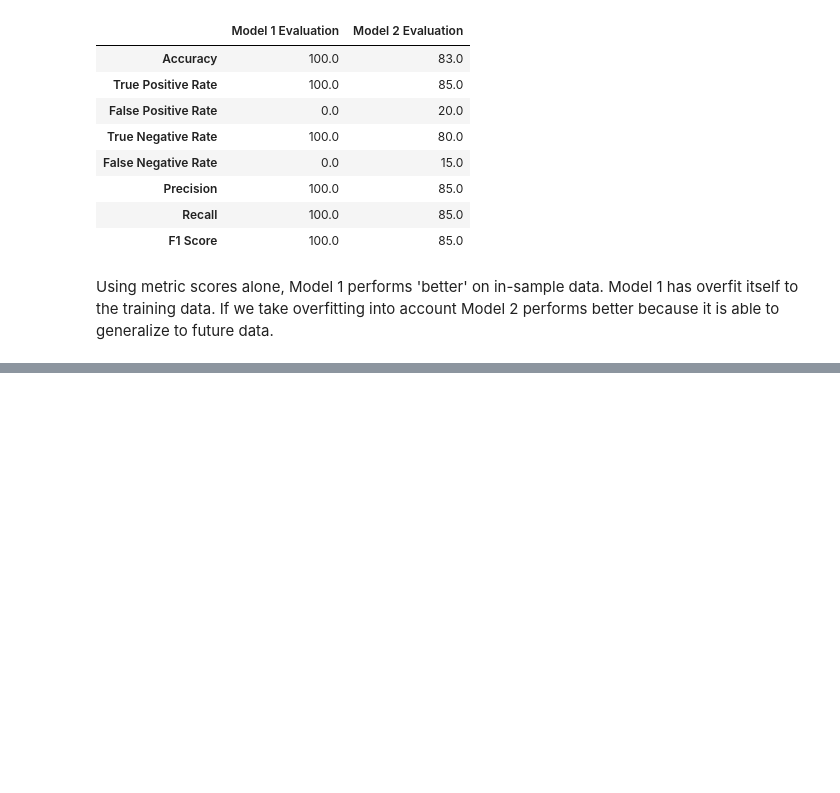
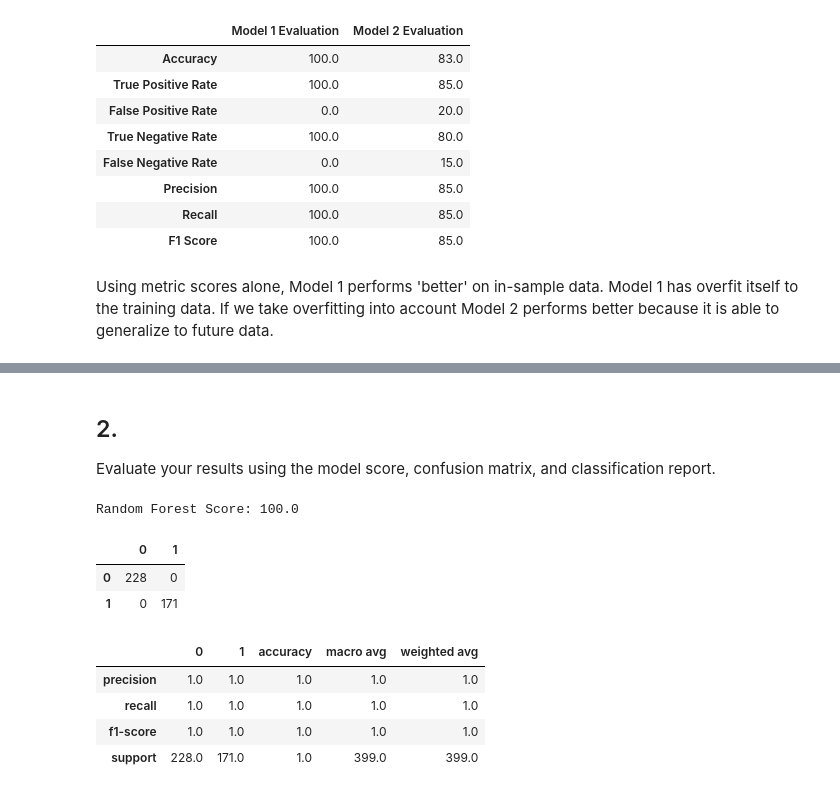
Before and after one commit to Promeos/classification-exercises, a Jupyter notebook: model.ipynb, the cells around one changed output, grey strips where cells are left out. Cells and saved outputs as stored; diff of their text form; code cells hidden in the pictures; blank space fills up the shorter version.

```diff
--- a/model.ipynb
+++ b/model.ipynb
@@ -773,0 +781,4 @@ Using metric scores alone, Model 1 performs 'better' on in-sample data. Model 1
+# %%
+rf = RandomForestClassifier(min_samples_leaf=1, max_depth=20)
+# %%
+rf.fit(X_train, y_train)
@@ -773,0 +794,26 @@ Using metric scores alone, Model 1 performs 'better' on in-sample data. Model 1
+# %% [markdown]
+## 2.
+Evaluate your results using the model score, confusion matrix, and classification report.
+# %%
+print("Random Forest Score:", rf.score(X_train, y_train)*100)
+# %% [output]
+Random Forest Score: 100.0
+# %%
+rf_y_pred = rf.predict(X_train)
+cm_rf = pd.DataFrame(confusion_matrix(y_train, rf_y_pred))
+cm_rf
+# %% [output]
+|  | 0 | 1 |
+| 0 | 228 | 0 |
+| 1 | 0 | 171 |
+# %%
+report = pd.DataFrame(classification_report(y_train,
+                                   rf_y_pred,
+                                   output_dict=True))
+report
+# %% [output]
+|  | 0 | 1 | accuracy | macro avg | weighted avg |
+| precision | 1.0 | 1.0 | 1.0 | 1.0 | 1.0 |
+| recall | 1.0 | 1.0 | 1.0 | 1.0 | 1.0 |
+| f1-score | 1.0 | 1.0 | 1.0 | 1.0 | 1.0 |
+| support | 228.0 | 171.0 | 1.0 | 399.0 | 399.0 |
```
Also changed, not shown: parts of 19 cells of this notebook, 1 other file.
